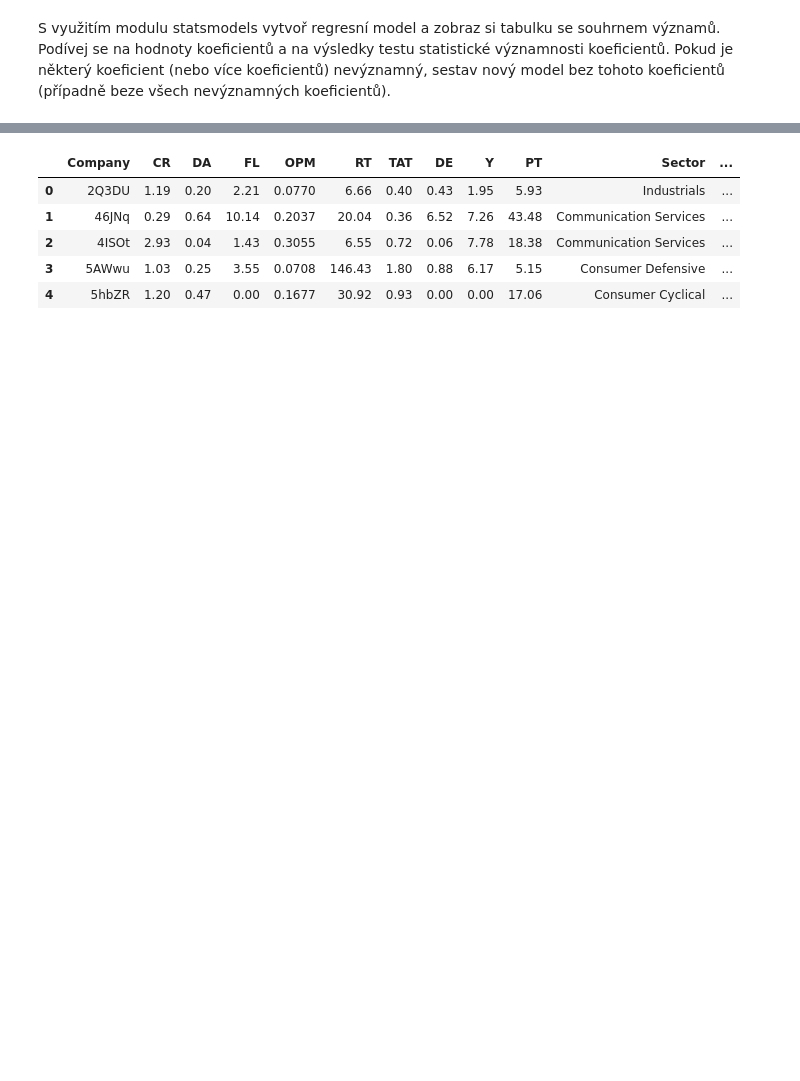
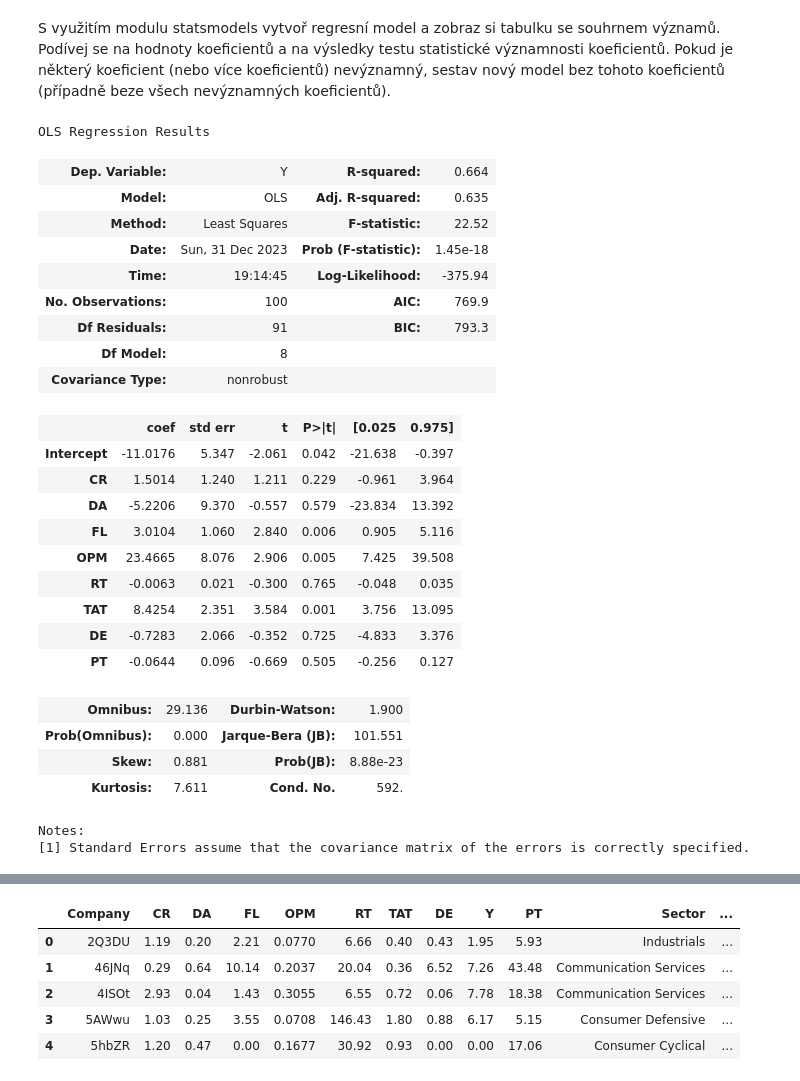
Before and after one commit to noctuaathene/python-042023, a Jupyter notebook: 1.ukol.ipynb, the cells around one changed output, grey strips where cells are left out. Cells and saved outputs as stored; diff of their text form; code cells hidden in the pictures; blank space fills up the shorter version.

```diff
--- a/1.ukol.ipynb
+++ b/1.ukol.ipynb
@@ -37,3 +40,35 @@ g = sns.regplot(data_corr, x="DE", y="Y")
 # %% [markdown]
  S využitím modulu statsmodels vytvoř regresní model a zobraz si tabulku se souhrnem významů. Podívej se na hodnoty koeficientů a na výsledky testu statistické významnosti koeficientů. Pokud je některý koeficient (nebo více koeficientů) nevýznamný, sestav nový model bez tohoto koeficientů (případně beze všech nevýznamných koeficientů).
+# %%
+formula = "Y ~ CR + DA + FL + OPM + RT + TAT + DE + PT"
+mod = smf.ols(formula=formula, data=data_corr)
+res = mod.fit()
+res.summary()
+# %% [output]
+OLS Regression Results
+| Dep. Variable: | Y | R-squared: | 0.664 |
+| Model: | OLS | Adj. R-squared: | 0.635 |
+| Method: | Least Squares | F-statistic: | 22.52 |
+| Date: | Sun, 31 Dec 2023 | Prob (F-statistic): | 1.45e-18 |
+| Time: | 19:14:45 | Log-Likelihood: | -375.94 |
+| No. Observations: | 100 | AIC: | 769.9 |
+| Df Residuals: | 91 | BIC: | 793.3 |
+| Df Model: | 8 |  |  |
+| Covariance Type: | nonrobust |  |  |
+|  | coef | std err | t | P>|t| | [0.025 | 0.975] |
+| Intercept | -11.0176 | 5.347 | -2.061 | 0.042 | -21.638 | -0.397 |
+| CR | 1.5014 | 1.240 | 1.211 | 0.229 | -0.961 | 3.964 |
+| DA | -5.2206 | 9.370 | -0.557 | 0.579 | -23.834 | 13.392 |
+| FL | 3.0104 | 1.060 | 2.840 | 0.006 | 0.905 | 5.116 |
+| OPM | 23.4665 | 8.076 | 2.906 | 0.005 | 7.425 | 39.508 |
+| RT | -0.0063 | 0.021 | -0.300 | 0.765 | -0.048 | 0.035 |
+| TAT | 8.4254 | 2.351 | 3.584 | 0.001 | 3.756 | 13.095 |
+| DE | -0.7283 | 2.066 | -0.352 | 0.725 | -4.833 | 3.376 |
+| PT | -0.0644 | 0.096 | -0.669 | 0.505 | -0.256 | 0.127 |
+| Omnibus: | 29.136 | Durbin-Watson: | 1.900 |
+| Prob(Omnibus): | 0.000 | Jarque-Bera (JB): | 101.551 |
+| Skew: | 0.881 | Prob(JB): | 8.88e-23 |
+| Kurtosis: | 7.611 | Cond. No. | 592. |
+Notes:
+[1] Standard Errors assume that the covariance matrix of the errors is correctly specified.
 # %%
```
Also changed, not shown: parts of 20 cells of this notebook, 1 other file.
